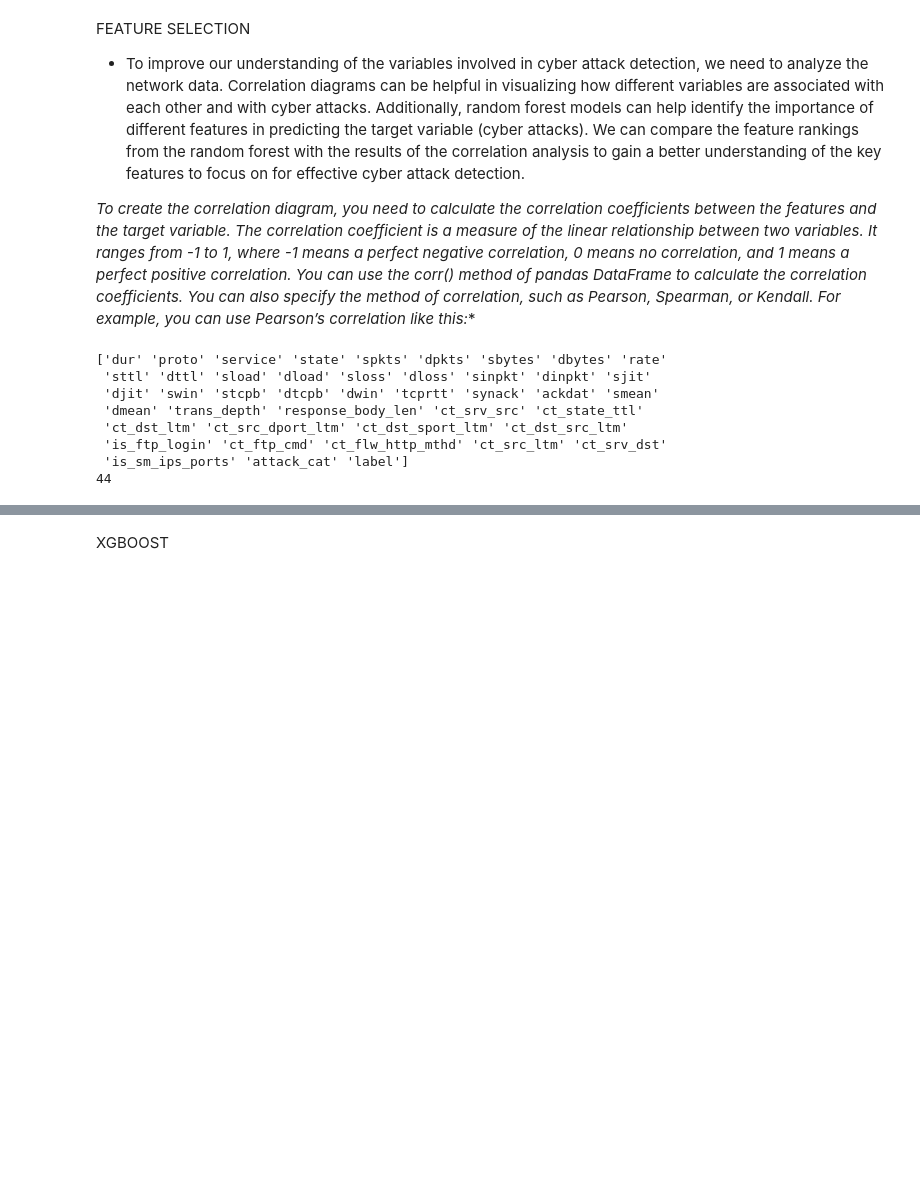
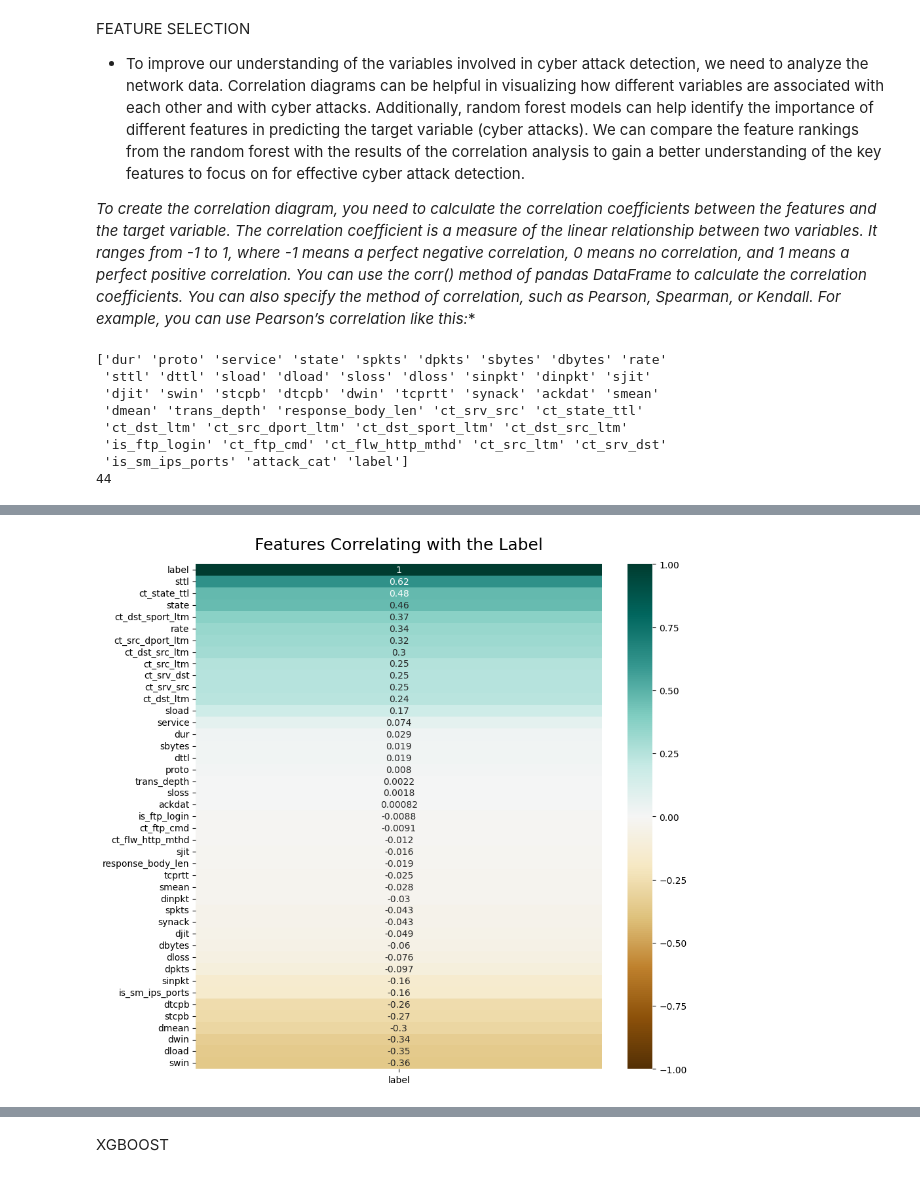
Before and after one commit to Abugahh/Detecting-Networks-Anomaly-using-ML, a Jupyter notebook: Project.ipynb, the cells around one changed output, grey strips where cells are left out. Cells and saved outputs as stored; diff of their text form; code cells hidden in the pictures; blank space fills up the shorter version.

```diff
--- a/Project.ipynb
+++ b/Project.ipynb
@@ -805,0 +1092,14 @@ plt.show()
+# %%
+# Select only the numeric columns
+df_numeric = df.select_dtypes(include=np.number)
+
+# Calculate the correlation coefficients
+corr = df_numeric.corr(method="pearson")
+
+# Plot the heatmap
+plt.figure(figsize=(10, 10))
+heatmap = sns.heatmap(corr[['label']].sort_values(by='label', ascending=False), vmin=-1, vmax=1, annot=True, cmap='BrBG')
+heatmap.set_title('Features Correlating with the Label', fontdict={'fontsize':18}, pad=16)
+plt.show()
+# %% [output]
+[figure, added]
```
Also changed, not shown: parts of 25 cells of this notebook, 1 other file.
